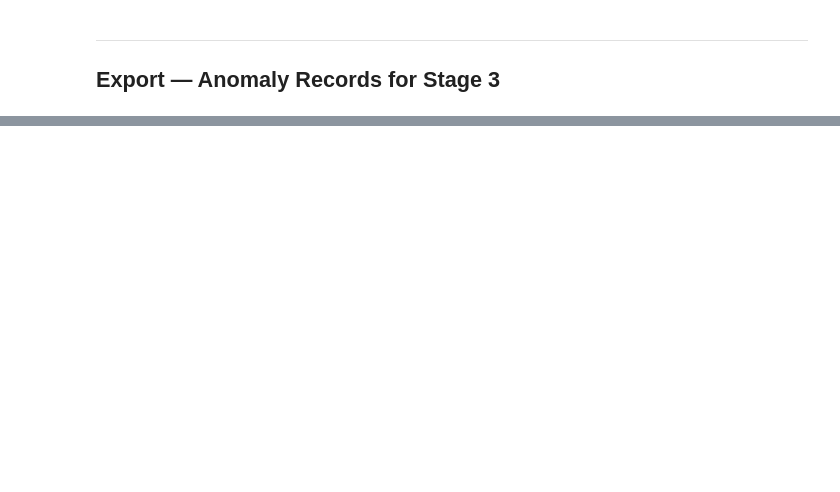
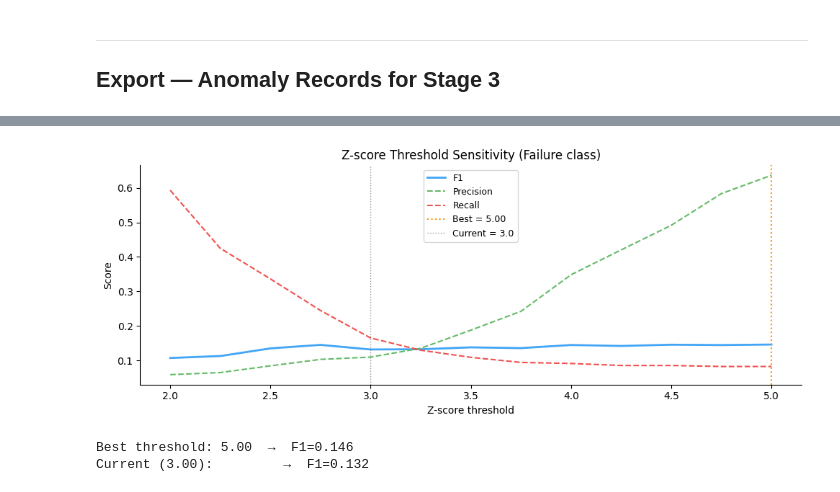
Before and after one commit to KumarJonnala/iot-anomaly-detection-xai, a Jupyter notebook: test_notebooks/anomaly_detection.ipynb, the cells around one changed output, grey strips where cells are left out. Saved outputs shown, nothing was run; the diff lists cells and outputs as text; code cells hidden in the pictures; blank space fills up the shorter version.

```diff
--- a/test_notebooks/anomaly_detection.ipynb
+++ b/test_notebooks/anomaly_detection.ipynb
@@ -647,0 +665,35 @@ Next: Stage 3+4 -> xai.ipynb
+# %%
+from sklearn.metrics import f1_score, precision_score, recall_score
+
+y_true = ai4i[LABEL_COL].values
+z_thresholds = np.arange(2.0, 5.1, 0.25)
+z_f1, z_prec, z_rec = [], [], []
+
+for t in z_thresholds:
+    flags = (ai4i['zscore_max'] > t).astype(int)
+    z_f1.append(f1_score(y_true, flags, zero_division=0))
+    z_prec.append(precision_score(y_true, flags, zero_division=0))
+    z_rec.append(recall_score(y_true, flags, zero_division=0))
+
+fig, ax = plt.subplots(figsize=(10, 4))
+ax.plot(z_thresholds, z_f1,   label='F1',        color='#42A5F5', linewidth=2)
+ax.plot(z_thresholds, z_prec, label='Precision',  color='#66BB6A', linewidth=1.5, linestyle='--')
+ax.plot(z_thresholds, z_rec,  label='Recall',     color='#EF5350', linewidth=1.5, linestyle='--')
+best_t = z_thresholds[np.argmax(z_f1)]
+ax.axvline(best_t, color='#FF9800', linestyle=':', linewidth=1.5,
+           label=f'Best = {best_t:.2f}')
+ax.axvline(ZSCORE_THRESHOLD, color='black', linestyle=':', linewidth=1,
+           label=f'Current = {ZSCORE_THRESHOLD}', alpha=0.4)
+ax.set_xlabel('Z-score threshold')
+ax.set_ylabel('Score')
+ax.set_title('Z-score Threshold Sensitivity (Failure class)')
+ax.legend(fontsize=9)
+plt.tight_layout()
+plt.savefig(DATA_DIR / 'zscore_threshold_sweep.png', dpi=100, bbox_inches='tight')
+plt.show()
+print(f'Best threshold: {best_t:.2f}  →  F1={max(z_f1):.3f}')
+print(f'Current ({ZSCORE_THRESHOLD:.2f}):         →  F1={z_f1[list(np.round(z_thresholds,2)).index(round(ZSCORE_THRESHOLD,2))]:.3f}')
+# %% [output]
+[figure, added]
+Best threshold: 5.00  →  F1=0.146
+Current (3.00):         →  F1=0.132
```
Also changed, not shown: parts of 17 cells of this notebook, 5 other files.
